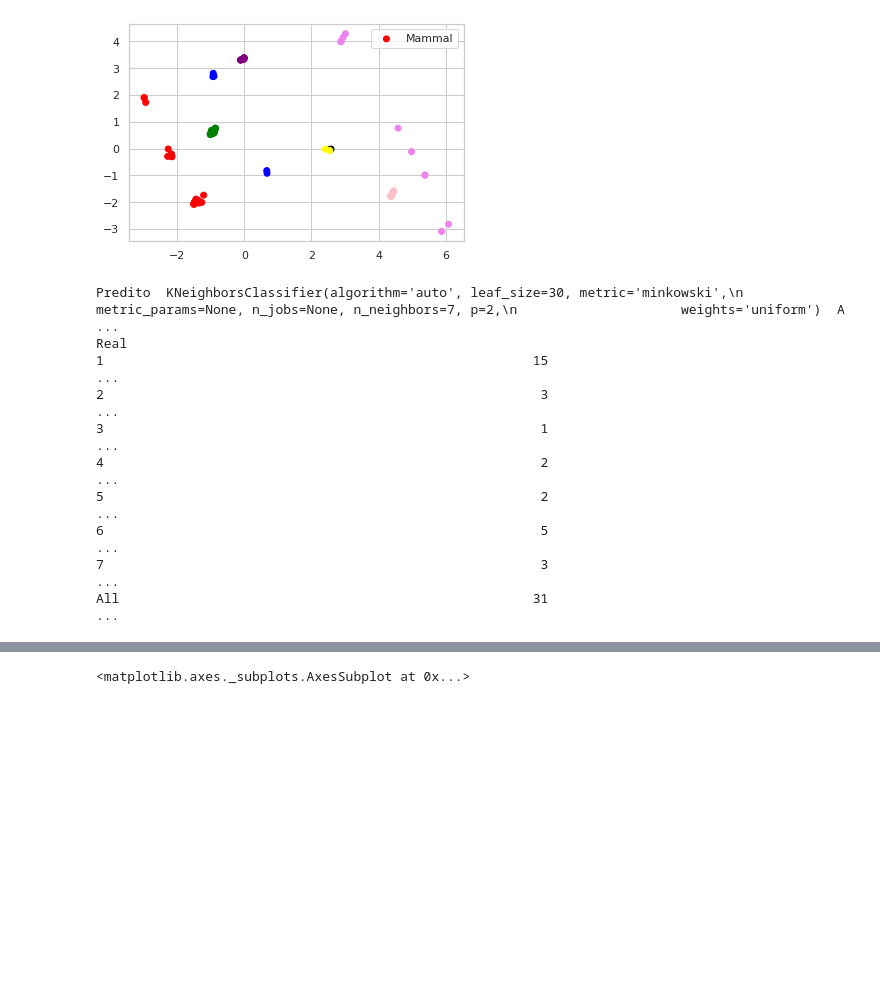
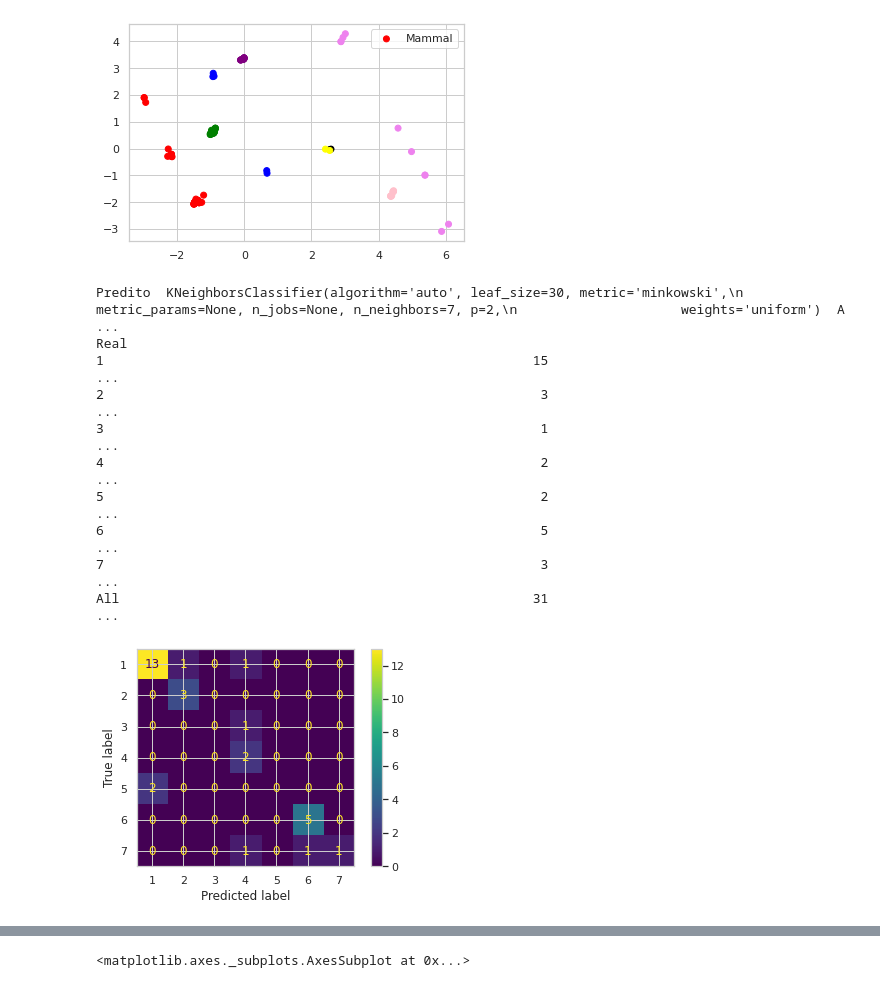
Before and after one commit to vertuam/Experimentos-CCE-UEL, a Jupyter notebook: ProjetoClassificacaoExercicio1.ipynb, the cells around one changed output, grey strips where cells are left out. Drawn from its saved outputs; the diff is of its cells as text; code cells hidden in the pictures; blank space fills up the shorter version.

```diff
--- a/ProjetoClassificacaoExercicio1.ipynb
+++ b/ProjetoClassificacaoExercicio1.ipynb
@@ -196,31 +196,37 @@ X_train, X_test, y_train, y_test = train_test_split(X, y, test_size=0.2, random_
 # %%
 # c) Implemente um k-NN e demonstre graficamente o melhor valor de "k" encontrado;
 
 from sklearn.neighbors import KNeighborsClassifier
+from sklearn.metrics import plot_confusion_matrix
+
 
 y=dfDataset['class_type'].values
 X=dfDataset.drop(['class_type'],axis=1).values
 
 X_train,X_test,y_train,y_test = train_test_split(X, y, test_size=0.3, random_state=42)
 knn = KNeighborsClassifier(n_neighbors=7)
 
 # Realizando as predições
 resultado = knn.fit(X_train, y_train)
 knn.score(X_train,y_train)
 
 # Matriz de confusão
 print (pd.crosstab(y_test, resultado, rownames=['Real'], colnames=['Predito'], margins=True))
+
+plot_confusion_matrix(resultado, X_test, y_test)
+plt.show()
 # %% [output]
 Predito  KNeighborsClassifier(algorithm='auto', leaf_size=30, metric='minkowski',\n                     metric_params=None, n_jobs=None, n_neighbors=7, p=2,\n                     weights='uniform')  A ...
 Real
 1                                                       15                                                                                                                                               ...
 2                                                        3                                                                                                                                               ...
 3                                                        1                                                                                                                                               ...
 4                                                        2                                                                                                                                               ...
 5                                                        2                                                                                                                                               ...
 6                                                        5                                                                                                                                               ...
 7                                                        3                                                                                                                                               ...
 All                                                     31                                                                                                                                               ...
+[figure, added]
 # %%
 # d) Implemente uma SVM e demonstre graficamente a melhor configuração de SVM (variando no mínimo kernel e cost);
 
```
Also changed, not shown: parts of 1 cell of this notebook.
